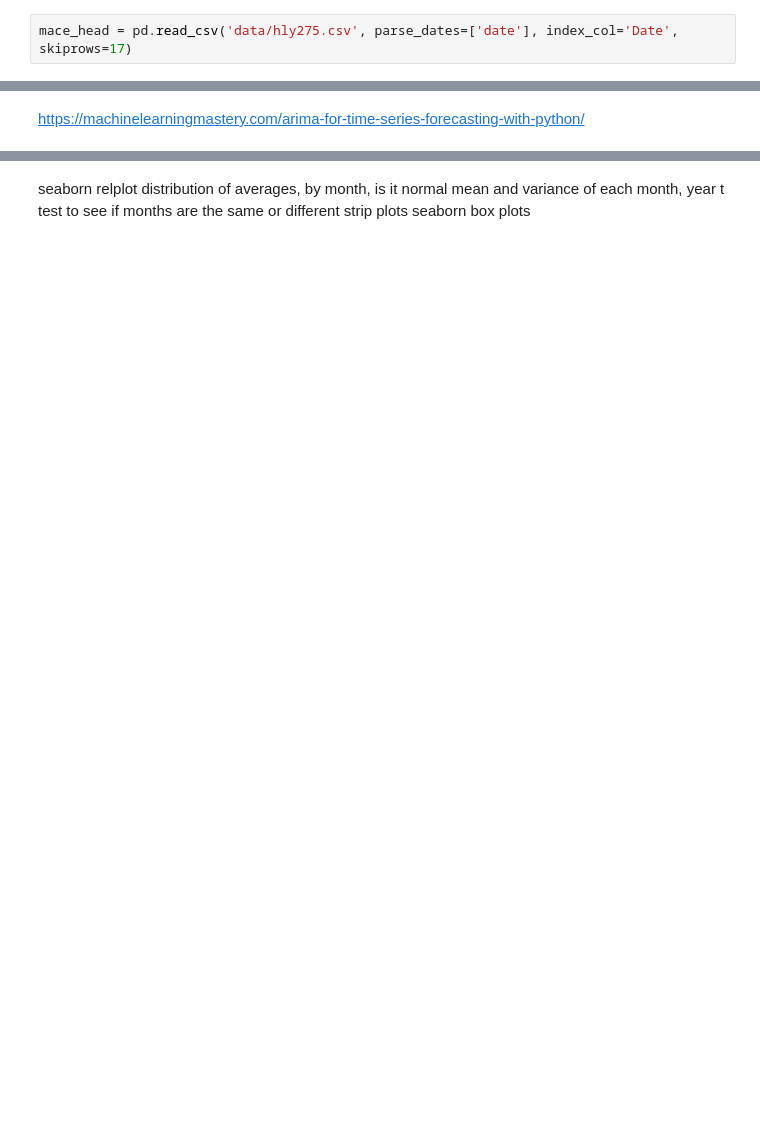
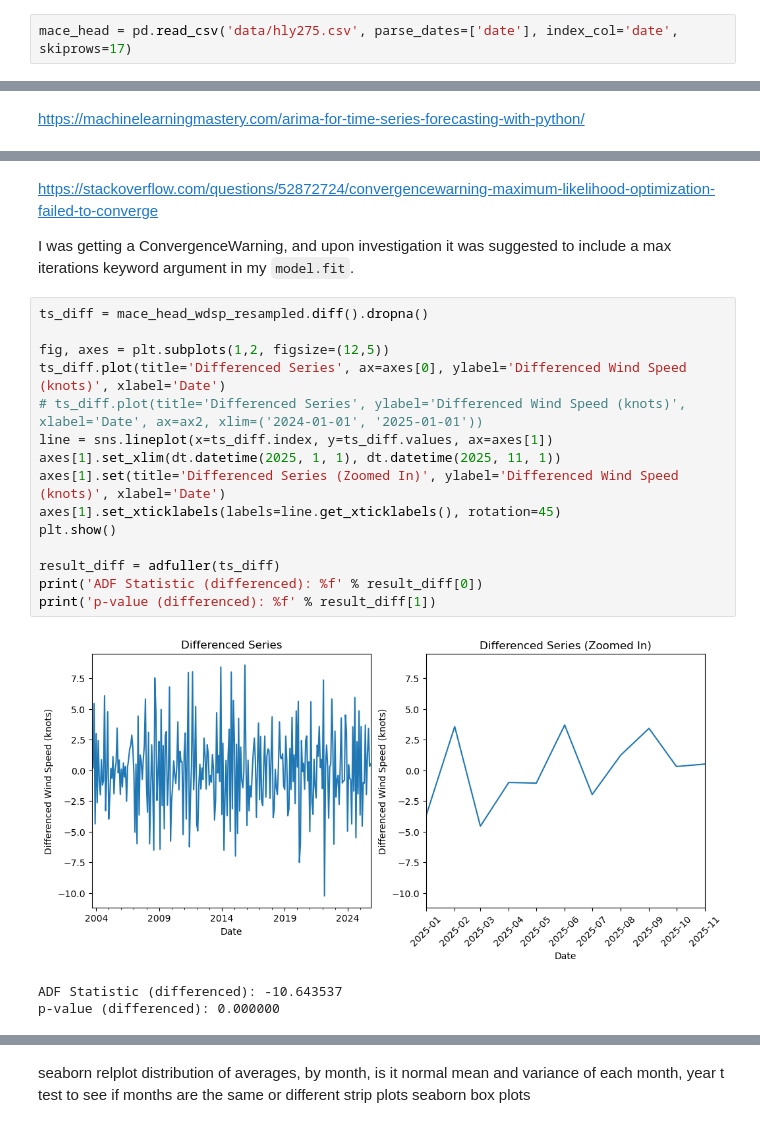
Before and after one commit to CeamanCollins/PFDA, a Jupyter notebook: project/project.ipynb, the cells around one changed output, grey strips where cells are left out. Saved outputs shown, nothing was run; the diff lists cells and outputs as text; blank space fills up the shorter version.

```diff
--- a/project/project.ipynb
+++ b/project/project.ipynb
@@ -12,5 +23,5 @@ from math import sqrt
 # %%
-mace_head = pd.read_csv('data/hly275.csv', parse_dates=['date'], index_col='Date', skiprows=17)
+mace_head = pd.read_csv('data/hly275.csv', parse_dates=['date'], index_col='date', skiprows=17)
 # %%
 mace_head.head()
 # %% [output]
@@ -73,0 +116,23 @@ https://machinelearningmastery.com/arima-for-time-series-forecasting-with-python
+# %% [markdown]
+https://stackoverflow.com/questions/52872724/convergencewarning-maximum-likelihood-optimization-failed-to-converge
+
+I was getting a ConvergenceWarning, and upon investigation it was suggested to include a max iterations keyword argument in my `model.fit`.
+# %%
+ts_diff = mace_head_wdsp_resampled.diff().dropna()
+
+fig, axes = plt.subplots(1,2, figsize=(12,5))
+ts_diff.plot(title='Differenced Series', ax=axes[0], ylabel='Differenced Wind Speed (knots)', xlabel='Date')
+# ts_diff.plot(title='Differenced Series', ylabel='Differenced Wind Speed (knots)', xlabel='Date', ax=ax2, xlim=('2024-01-01', '2025-01-01'))
+line = sns.lineplot(x=ts_diff.index, y=ts_diff.values, ax=axes[1])
+axes[1].set_xlim(dt.datetime(2025, 1, 1), dt.datetime(2025, 11, 1))
+axes[1].set(title='Differenced Series (Zoomed In)', ylabel='Differenced Wind Speed (knots)', xlabel='Date')
+axes[1].set_xticklabels(labels=line.get_xticklabels(), rotation=45)
+plt.show()
+
+result_diff = adfuller(ts_diff)
+print('ADF Statistic (differenced): %f' % result_diff[0])
+print('p-value (differenced): %f' % result_diff[1])
+# %% [output]
+[figure, added]
+ADF Statistic (differenced): -10.643537
+p-value (differenced): 0.000000
```
Also changed, not shown: parts of 28 cells of this notebook.
